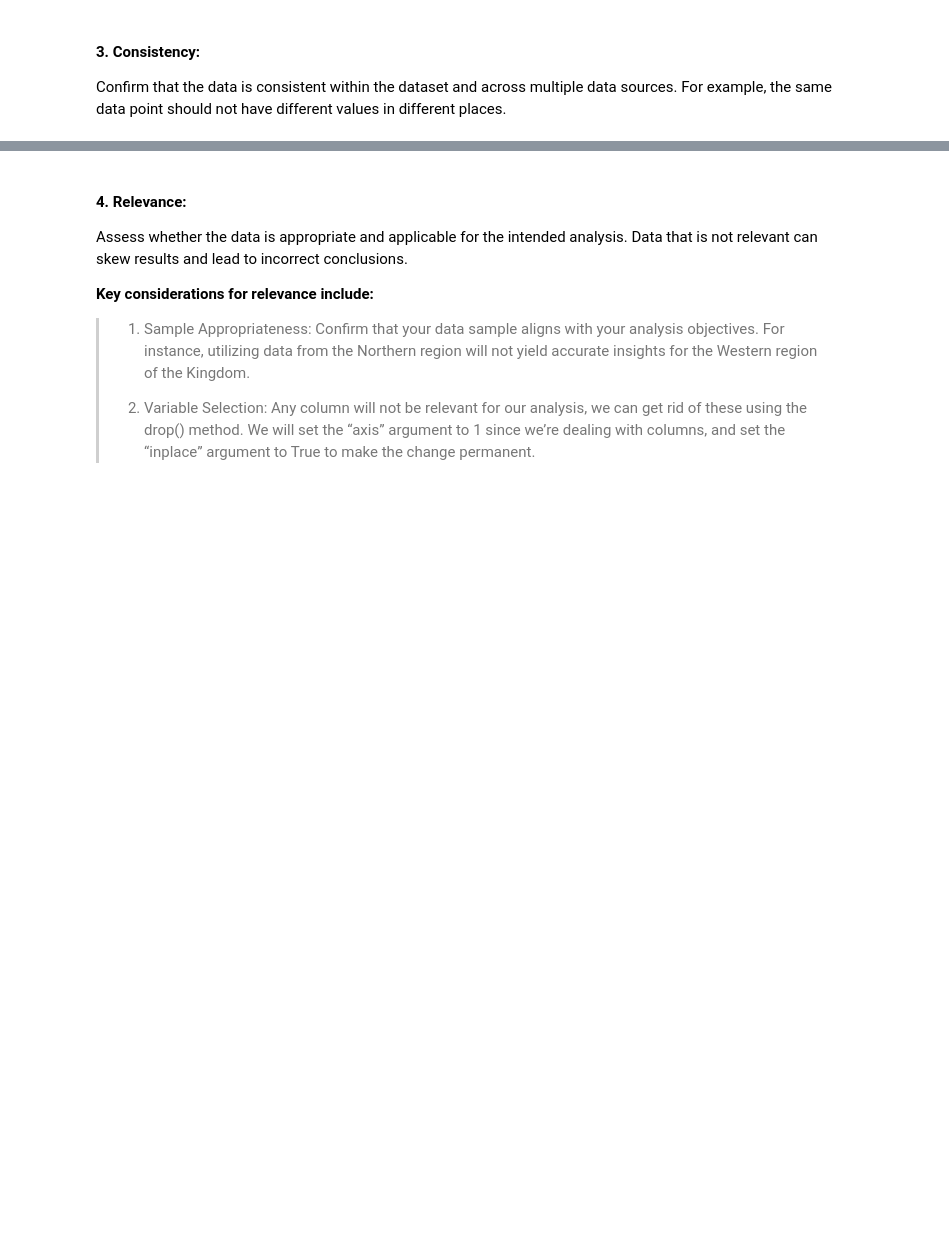
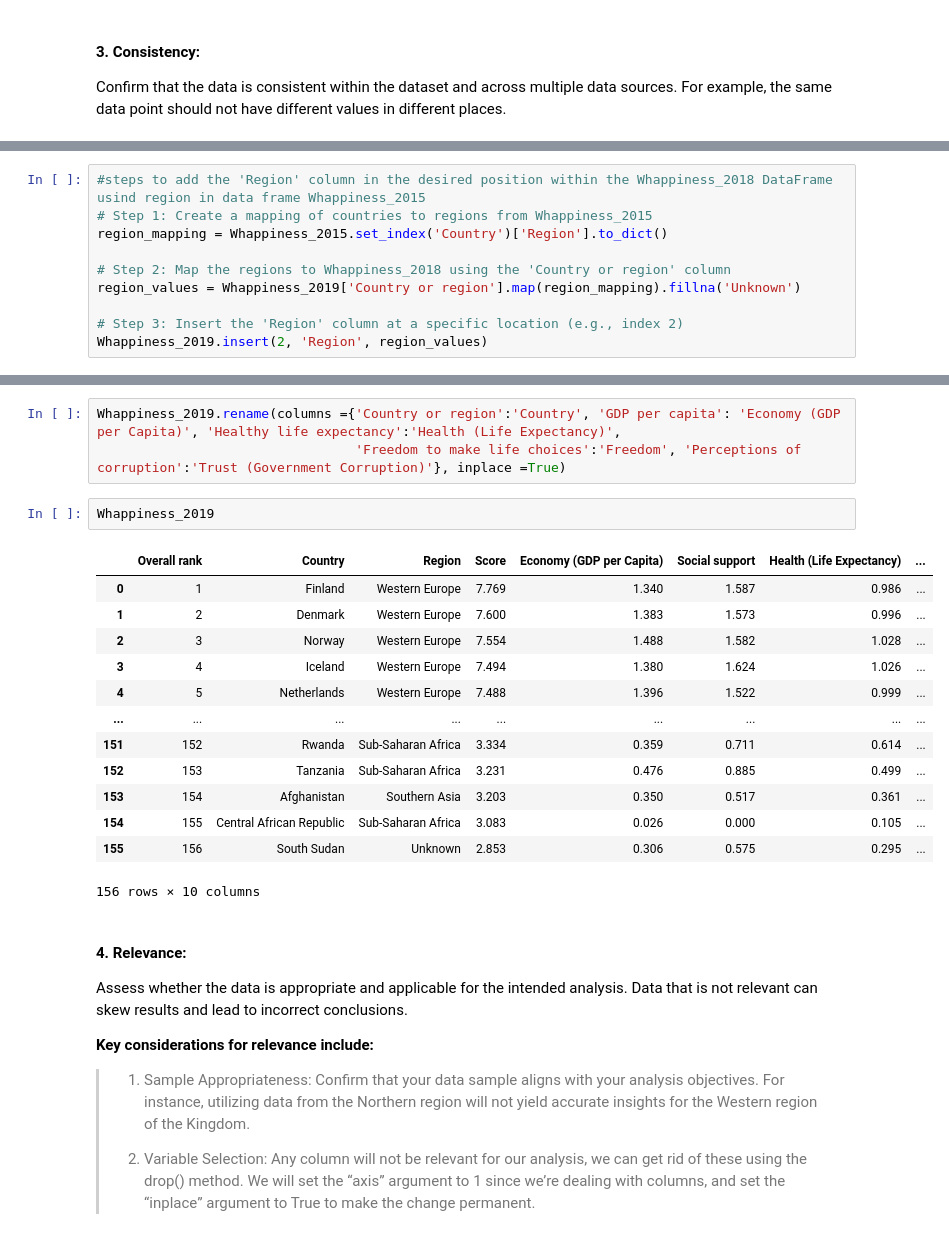
Before and after one commit to Tuwaiq-DS-ML-bootcamp-V-9/Usecase-2, a Jupyter notebook: EDA explain template.ipynb, the cells around one changed output, grey strips where cells are left out. Drawn from its saved outputs; the diff is of its cells as text; blank space fills up the shorter version.

```diff
--- a/EDA explain template.ipynb
+++ b/EDA explain template.ipynb
@@ -313,0 +363,10 @@ There are some consistency issues, for example:
+# %%
+#steps to add the 'Region' column in the desired position within the Whappiness_2018 DataFrame usind region in data frame Whappiness_2015
+# Step 1: Create a mapping of countries to regions from Whappiness_2015
+region_mapping = Whappiness_2015.set_index('Country')['Region'].to_dict()
+
+# Step 2: Map the regions to Whappiness_2018 using the 'Country or region' column
+region_values = Whappiness_2019['Country or region'].map(region_mapping).fillna('Unknown')
+
+# Step 3: Insert the 'Region' column at a specific location (e.g., index 2)
+Whappiness_2019.insert(2, 'Region', region_values)
@@ -314,3 +487,22 @@ There are some consistency issues, for example:
+# %%
+Whappiness_2019.rename(columns ={'Country or region':'Country', 'GDP per capita': 'Economy (GDP per Capita)', 'Healthy life expectancy':'Health (Life Expectancy)',
+                                 'Freedom to make life choices':'Freedom', 'Perceptions of corruption':'Trust (Government Corruption)'}, inplace =True)
+# %%
+Whappiness_2019
+# %% [output]
+|  | Overall rank | Country | Region | Score | Economy (GDP per Capita) | Social support | Health (Life Expectancy) | ... |
+| 0 | 1 | Finland | Western Europe | 7.769 | 1.340 | 1.587 | 0.986 | ... |
+| 1 | 2 | Denmark | Western Europe | 7.600 | 1.383 | 1.573 | 0.996 | ... |
+| 2 | 3 | Norway | Western Europe | 7.554 | 1.488 | 1.582 | 1.028 | ... |
+| 3 | 4 | Iceland | Western Europe | 7.494 | 1.380 | 1.624 | 1.026 | ... |
+| 4 | 5 | Netherlands | Western Europe | 7.488 | 1.396 | 1.522 | 0.999 | ... |
+| ... | ... | ... | ... | ... | ... | ... | ... | ... |
+| 151 | 152 | Rwanda | Sub-Saharan Africa | 3.334 | 0.359 | 0.711 | 0.614 | ... |
+| 152 | 153 | Tanzania | Sub-Saharan Africa | 3.231 | 0.476 | 0.885 | 0.499 | ... |
+| 153 | 154 | Afghanistan | Southern Asia | 3.203 | 0.350 | 0.517 | 0.361 | ... |
+| 154 | 155 | Central African Republic | Sub-Saharan Africa | 3.083 | 0.026 | 0.000 | 0.105 | ... |
+| 155 | 156 | South Sudan | Unknown | 2.853 | 0.306 | 0.575 | 0.295 | ... |
+156 rows × 10 columns
 # %% [markdown]
 #### 4. Relevance:
 Assess whether the data is appropriate and applicable for the intended analysis. Data that is not relevant can skew results and lead to incorrect conclusions.
```
Also changed, not shown: parts of 52 cells of this notebook, 1 other file.
